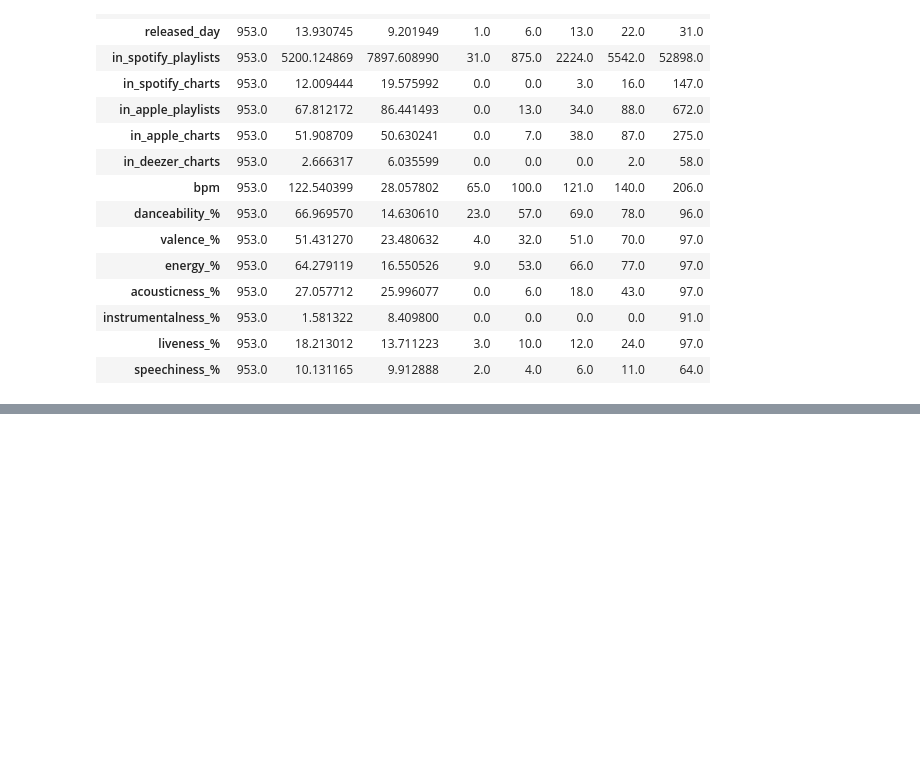
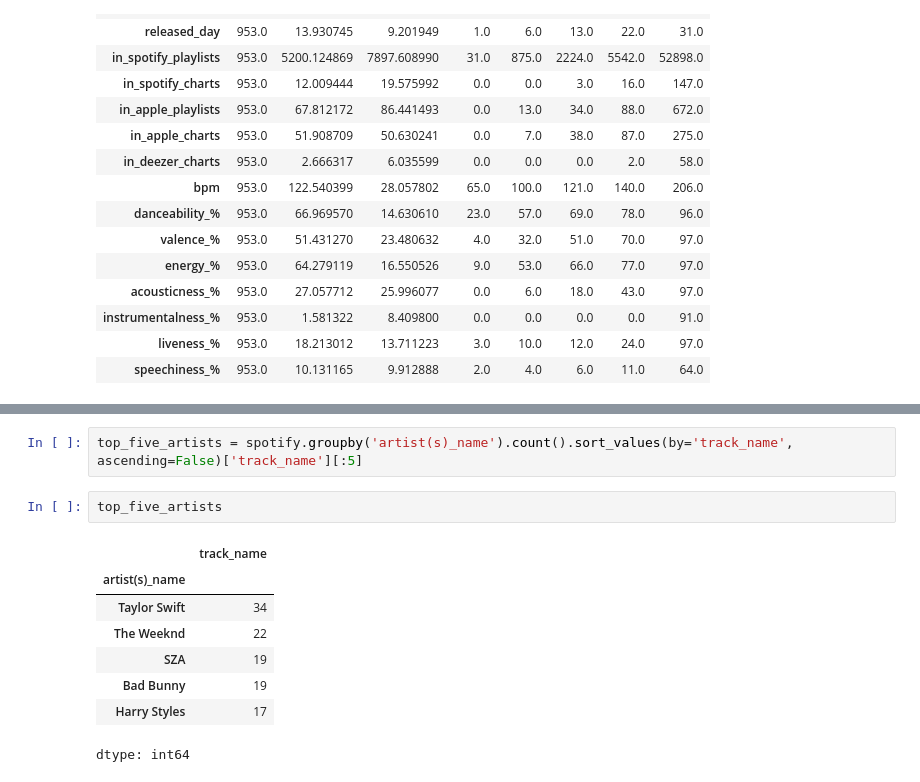
Before and after one commit to davneesh/Spotify-Analytics, a Jupyter notebook: spotify_analytics.ipynb, the cells around one changed output, grey strips where cells are left out. Drawn from its saved outputs; the diff is of its cells as text; blank space fills up the shorter version.

```diff
--- a/spotify_analytics.ipynb
+++ b/spotify_analytics.ipynb
@@ -116,0 +128,13 @@ sorted_data.describe().transpose()
+# %%
+top_five_artists = spotify.groupby('artist(s)_name').count().sort_values(by='track_name', ascending=False)['track_name'][:5]
+# %%
+top_five_artists
+# %% [output]
+|  | track_name |
+| artist(s)_name |  |
+| Taylor Swift | 34 |
+| The Weeknd | 22 |
+| SZA | 19 |
+| Bad Bunny | 19 |
+| Harry Styles | 17 |
+dtype: int64
```
Also changed, not shown: parts of 4 cells of this notebook.
